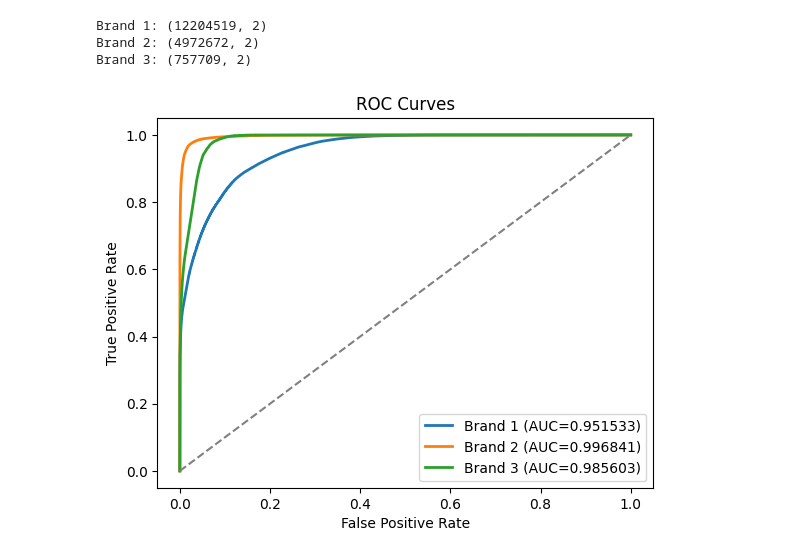
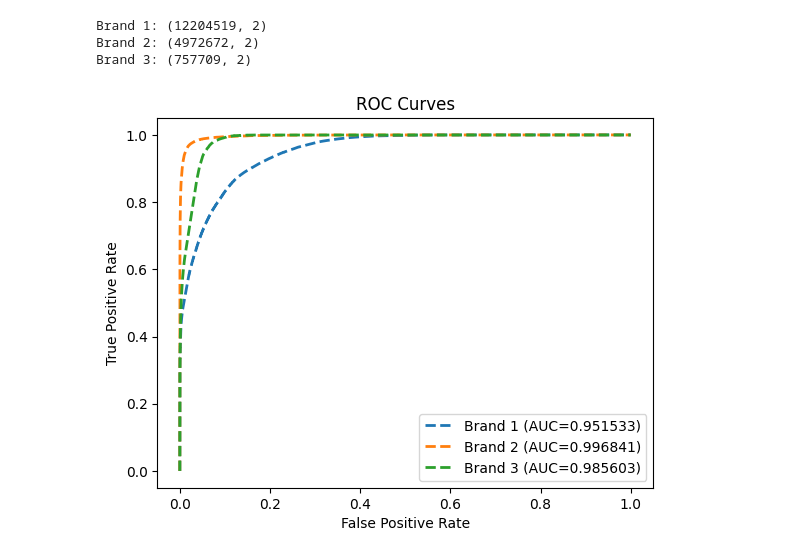
Before and after one commit to earlight/UROP_Battery_Fault_Detection, a Jupyter notebook: models/v3_less_epochs/ROC_v3_less_epochs.ipynb, the cells around one changed output. Drawn from its saved outputs; the diff is of its cells as text; code cells hidden in the pictures.

```diff
--- a/models/v3_less_epochs/ROC_v3_less_epochs.ipynb
+++ b/models/v3_less_epochs/ROC_v3_less_epochs.ipynb
@@ -30,19 +30,18 @@ for i in range(3):
 # %%
 # plot ROC curves
 for i in range(3):
     fpr, tpr = roc_curves[i]
-    plt.plot(fpr, tpr, label='Brand {} (AUC={:.6f})'.format(i+1, auc_scores[i]), linewidth=2)
+    plt.plot(fpr, tpr, label='Brand {} (AUC={:.6f})'.format(i+1, auc_scores[i]), linewidth=2, linestyle='--')
 
-plt.plot([0, 1], [0, 1], color='gray', linestyle='--')
 plt.xlabel('False Positive Rate')
 plt.ylabel('True Positive Rate')
 plt.title('ROC Curves')
 plt.legend()
 
 # save plot
 plt.savefig('./results/' + time.strftime("%m-%d_%H-%M-%S") + '_roc.png')
 
 # show plot
 plt.show()
 # %% [output]
-[figure, old version]
+[figure, new version]
```
Also changed, not shown: 42 other files.
